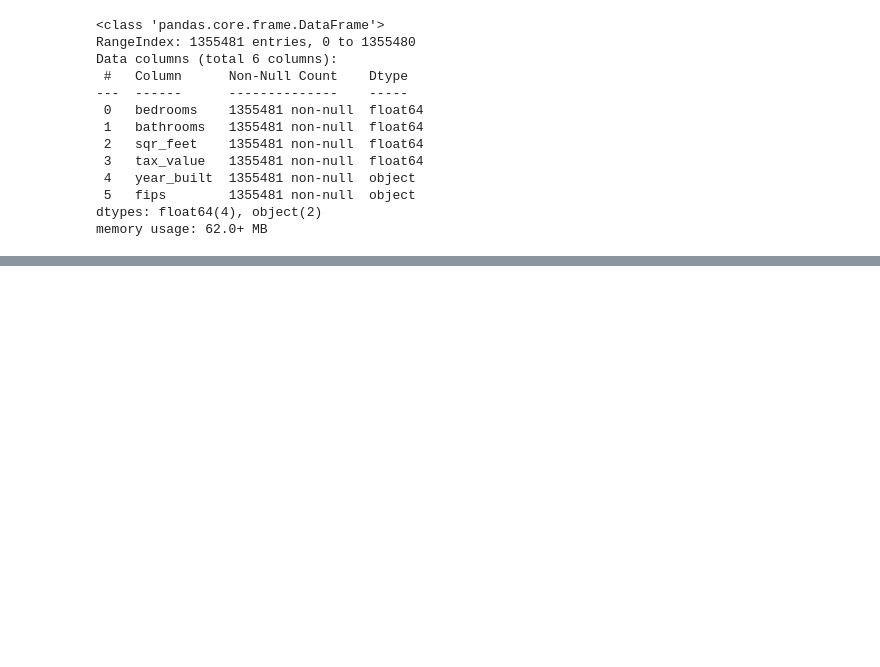
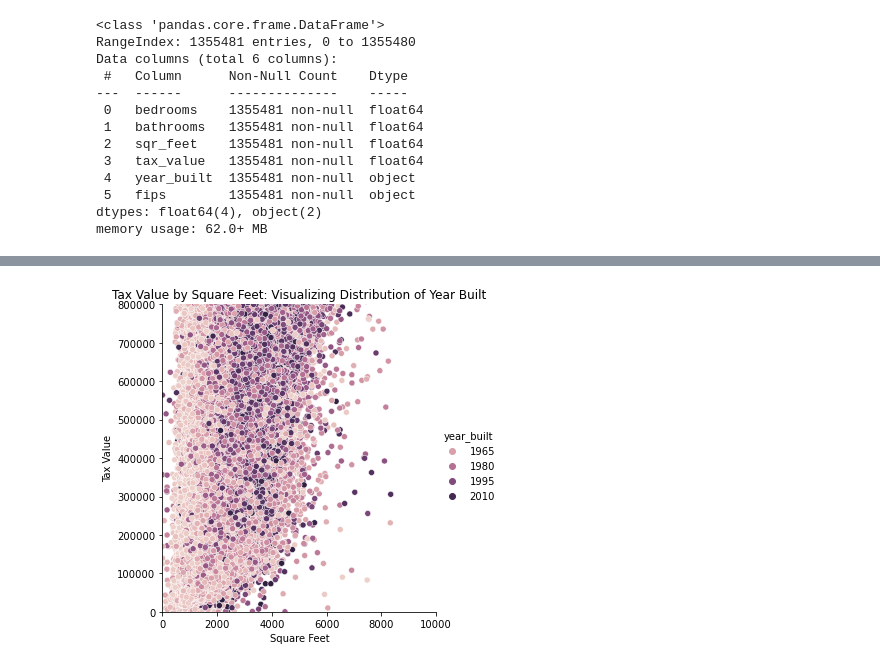
Before and after one commit to BraedenWright/regression-project, a Jupyter notebook: Zillow_Project.ipynb, the cells around one changed output, grey strips where cells are left out. Drawn from its saved outputs; the diff is of its cells as text; code cells hidden in the pictures; blank space fills up the shorter version.

```diff
--- a/Zillow_Project.ipynb
+++ b/Zillow_Project.ipynb
@@ -74,0 +156,9 @@ memory usage: 62.0+ MB
+# %%
+# Distribution of Year Home was Built
+sns.relplot(x='sqr_feet', y='tax_value', data=train, hue='year_built').set(xlim=(0,10000),ylim=(0,800000))
+plt.title('Tax Value by Square Feet: Visualizing Distribution of Year Built')
+plt.xlabel('Square Feet')
+plt.ylabel('Tax Value')
+plt.show()
+# %% [output]
+[figure, added]
```
Also changed, not shown: parts of 15 cells of this notebook, 1 other file.
